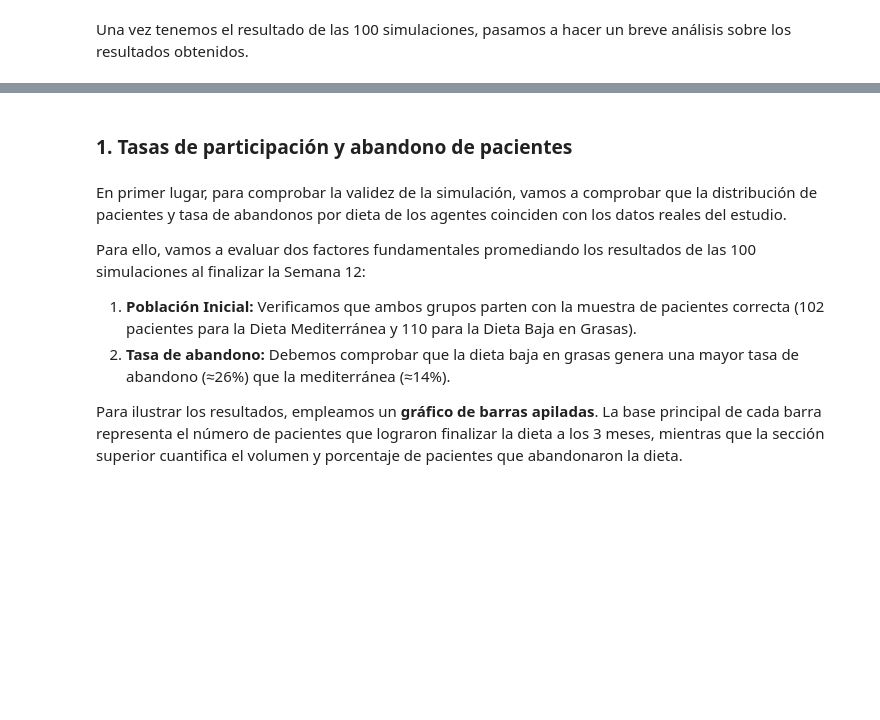
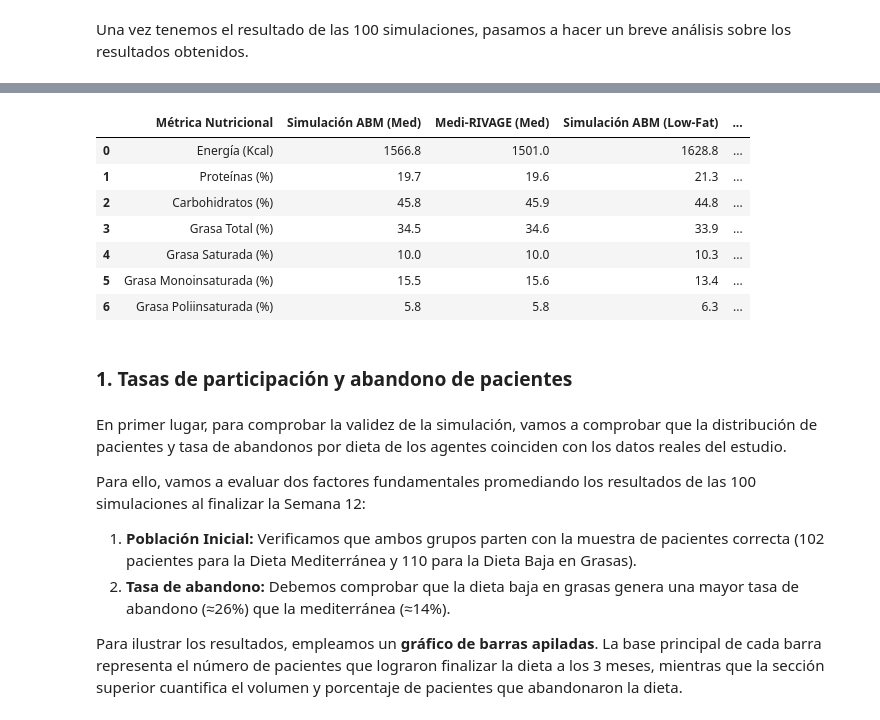
Before and after one commit to alexxgonzalezz/TFG_CardiovascularABM, a Jupyter notebook: analysis/analisisResultados.ipynb, the cells around one changed output, grey strips where cells are left out. Drawn from its saved outputs; the diff is of its cells as text; code cells hidden in the pictures; blank space fills up the shorter version.

```diff
--- a/analysis/analisisResultados.ipynb
+++ b/analysis/analisisResultados.ipynb
@@ -73,3 +308,92 @@ Una vez tenemos el resultado de las 100 simulaciones, pasamos a hacer un breve a
+# %%
+df_nutricion = df_final.copy()
+
+# 1. Convertimos los gramos a Kcal y calculamos el % de la energía total para cada agente
+df_nutricion['Kcal_Prot'] = df_nutricion['Proteínas'] * 4.0
+df_nutricion['Kcal_Carb'] = df_nutricion['Carbohidratos'] * 4.0
+df_nutricion['Kcal_Grasa'] = df_nutricion['Grasa_Total_g'] * 9.0
+df_nutricion['Kcal_Sat'] = df_nutricion['Grasa_Sat_g'] * 9.0
+df_nutricion['Kcal_Mono'] = df_nutricion['Grasa_Mono_g'] * 9.0
+df_nutricion['Kcal_Poli'] = df_nutricion['Grasa_Poli_g'] * 9.0
+
+# Calculamos los porcentajes relativos
+df_nutricion['% Proteínas'] = (df_nutricion['Kcal_Prot'] / df_nutricion['Calorías']) * 100
+df_nutricion['% Carbohidratos'] = (df_nutricion['Kcal_Carb'] / df_nutricion['Calorías']) * 100
+df_nutricion['% Grasa Total'] = (df_nutricion['Kcal_Grasa'] / df_nutricion['Calorías']) * 100
+df_nutricion['% Grasa Sat'] = (df_nutricion['Kcal_Sat'] / df_nutricion['Calorías']) * 100
+df_nutricion['% Grasa Mono'] = (df_nutricion['Kcal_Mono'] / df_nutricion['Calorías']) * 100
+df_nutricion['% Grasa Poli'] = (df_nutricion['Kcal_Poli'] / df_nutricion['Calorías']) * 100
+
+# 2. Extraemos las medias agrupadas por Dieta en la Simulación
+medias_sim = df_nutricion.groupby('Grupo')[['Calorías', '% Proteínas', '% Carbohidratos',
+                                            '% Grasa Total', '% Grasa Sat', '% Grasa Mono', '% Grasa Poli']].mean()
+
+# 3. Diccionario con los datos empíricos del ESTUDIO MEDI-RIVAGE
+estudio_nutricion = {
+    'Mediterránea': {
+        'Calorias': 1501.0, '% Proteínas': 19.6, '% Carbohidratos': 45.9,
+        '% Grasa Total': 34.6, '% Grasa Sat': 10.0, '% Grasa Mono': 15.6, '% Grasa Poli': 5.8
+    },
+    'Baja en Grasas': {
+        'Calorias': 1531.0, '% Proteínas': 21.3, '% Carbohidratos': 44.8,
+        '% Grasa Total': 33.9, '% Grasa Sat': 10.3, '% Grasa Mono': 13.4, '% Grasa Poli': 6.3
+    }
+}
+
+# 4. Construimos la Tabla Cruzada
+filas_metricas = ['Energía (Kcal)', 'Proteínas (%)', 'Carbohidratos (%)',
+                  'Grasa Total (%)', 'Grasa Saturada (%)', 'Grasa Monoinsaturada (%)', 'Grasa Poliinsaturada (%)']
+
+columnas_df = ['Med_Simulada', 'Med_Estudio', 'LF_Simulada', 'LF_Estudio']
+
+# Extraemos las métricas
+data_tabla = {
+    'Métrica Nutricional': filas_metricas,
+
+    'Simulación ABM (Med)': [
+        medias_sim.loc['Mediterránea', 'Calorías'], medias_sim.loc['Mediterránea', '% Proteínas'],
+        medias_sim.loc['Mediterránea', '% Carbohidratos'], medias_sim.loc['Mediterránea', '% Grasa Total'],
+        medias_sim.loc['Mediterránea', '% Grasa Sat'], medias_sim.loc['Mediterránea', '% Grasa Mono'],
+        medias_sim.loc['Mediterránea', '% Grasa Poli']
+    ],
+    'Medi-RIVAGE (Med)': list(estudio_nutricion['Mediterránea'].values()),
+
+    'Simulación ABM (Low-Fat)': [
+        medias_sim.loc['Baja en Grasas', 'Calorías'], medias_sim.loc['Baja en Grasas', '% Proteínas'],
+        medias_sim.loc['Baja en Grasas', '% Carbohidratos'], medias_sim.loc['Baja en Grasas', '% Grasa Total'],
+        medias_sim.loc['Baja en Grasas', '% Grasa Sat'], medias_sim.loc['Baja en Grasas', '% Grasa Mono'],
+        medias_sim.loc['Baja en Grasas', '% Grasa Poli']
+    ],
+    'Medi-RIVAGE (Low-Fat)': list(estudio_nutricion['Baja en Grasas'].values())
+}
+
+df_tabla_cruzada = pd.DataFrame(data_tabla)
+
+# 5. Formateo para visualización (1 decimal)
+cols_numericas = ['Simulación ABM (Med)', 'Medi-RIVAGE (Med)', 'Simulación ABM (Low-Fat)', 'Medi-RIVAGE (Low-Fat)']
+for col in cols_numericas:
+    df_tabla_cruzada[col] = df_tabla_cruzada[col].apply(lambda x: f"{x:.1f}")
+
+# Mostrar la tabla final
+display(df_tabla_cruzada)
+
+
+# # Mostrar la tabla final
+# print("=========================================================================================")
+# print(" VALIDACIÓN NUTRICIONAL: PERFIL DIETÉTICO FINAL (SIMULACIÓN VS ESTUDIO CLÍNICO)")
+# print("=========================================================================================")
+# display(df_tabla_cruzada.style.set_properties(**{'text-align': 'center'}).set_table_styles(
+#     [{'selector': 'th', 'props': [('text-align', 'center'), ('background-color', '#f2f2f2')]}]
+# ))
+# %% [output]
+|  | Métrica Nutricional | Simulación ABM (Med) | Medi-RIVAGE (Med) | Simulación ABM (Low-Fat) | ... |
+| 0 | Energía (Kcal) | 1566.8 | 1501.0 | 1628.8 | ... |
+| 1 | Proteínas (%) | 19.7 | 19.6 | 21.3 | ... |
+| 2 | Carbohidratos (%) | 45.8 | 45.9 | 44.8 | ... |
+| 3 | Grasa Total (%) | 34.5 | 34.6 | 33.9 | ... |
+| 4 | Grasa Saturada (%) | 10.0 | 10.0 | 10.3 | ... |
+| 5 | Grasa Monoinsaturada (%) | 15.5 | 15.6 | 13.4 | ... |
+| 6 | Grasa Poliinsaturada (%) | 5.8 | 5.8 | 6.3 | ... |
 # %% [markdown]
 ### **1. Tasas de participación y abandono de pacientes**
 # %% [markdown]
```
Also changed, not shown: parts of 18 cells of this notebook, 3 other files.
